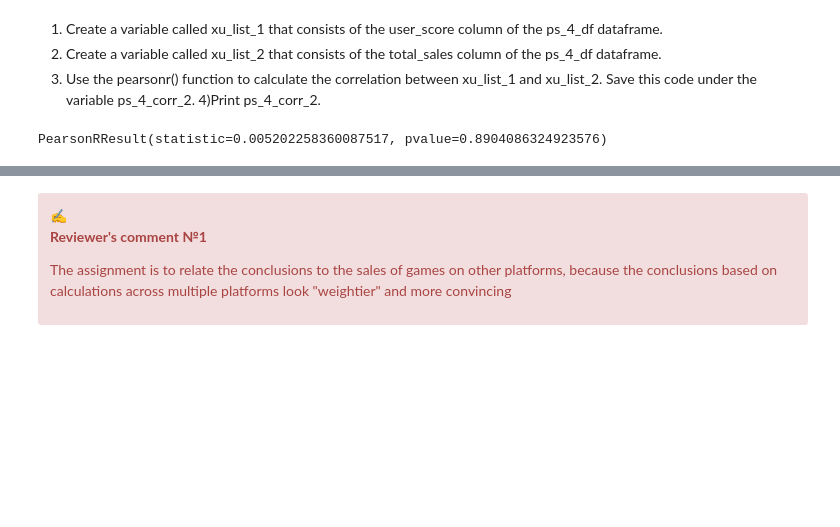
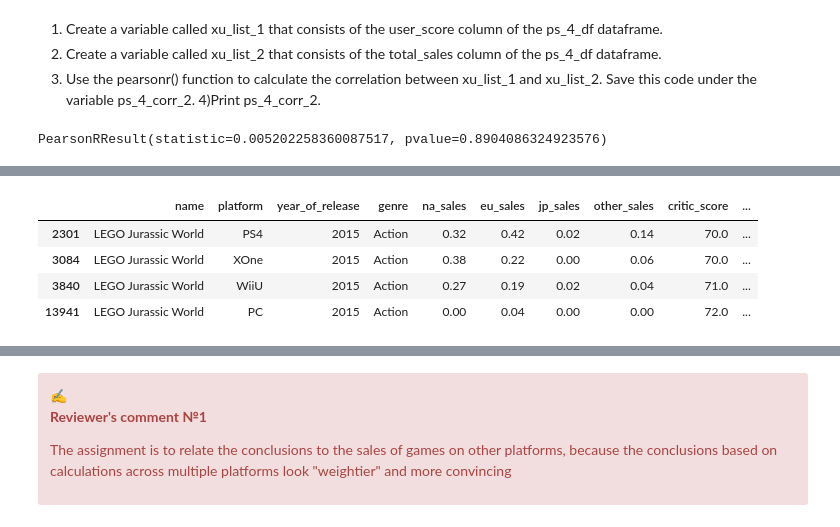
Before and after one commit to BLacuesta3/Sprint_5_Project, a Jupyter notebook: sprint_5 revision.ipynb, the cells around one changed output, grey strips where cells are left out. Drawn from its saved outputs; the diff is of its cells as text; code cells hidden in the pictures; blank space fills up the shorter version.

```diff
--- a/sprint_5 revision.ipynb
+++ b/sprint_5 revision.ipynb
@@ -1240,0 +1275,10 @@ The 3 platforms with the lowest average total sales are:
+# %%
+lj_world = multi_games[multi_games['name'] == 'LEGO Jurassic World']
+
+lj_world.head()
+# %% [output]
+|  | name | platform | year_of_release | genre | na_sales | eu_sales | jp_sales | other_sales | critic_score | ... |
+| 2301 | LEGO Jurassic World | PS4 | 2015 | Action | 0.32 | 0.42 | 0.02 | 0.14 | 70.0 | ... |
+| 3084 | LEGO Jurassic World | XOne | 2015 | Action | 0.38 | 0.22 | 0.00 | 0.06 | 70.0 | ... |
+| 3840 | LEGO Jurassic World | WiiU | 2015 | Action | 0.27 | 0.19 | 0.02 | 0.04 | 71.0 | ... |
+| 13941 | LEGO Jurassic World | PC | 2015 | Action | 0.00 | 0.04 | 0.00 | 0.00 | 72.0 | ... |
```
Also changed, not shown: parts of 15 cells of this notebook.
